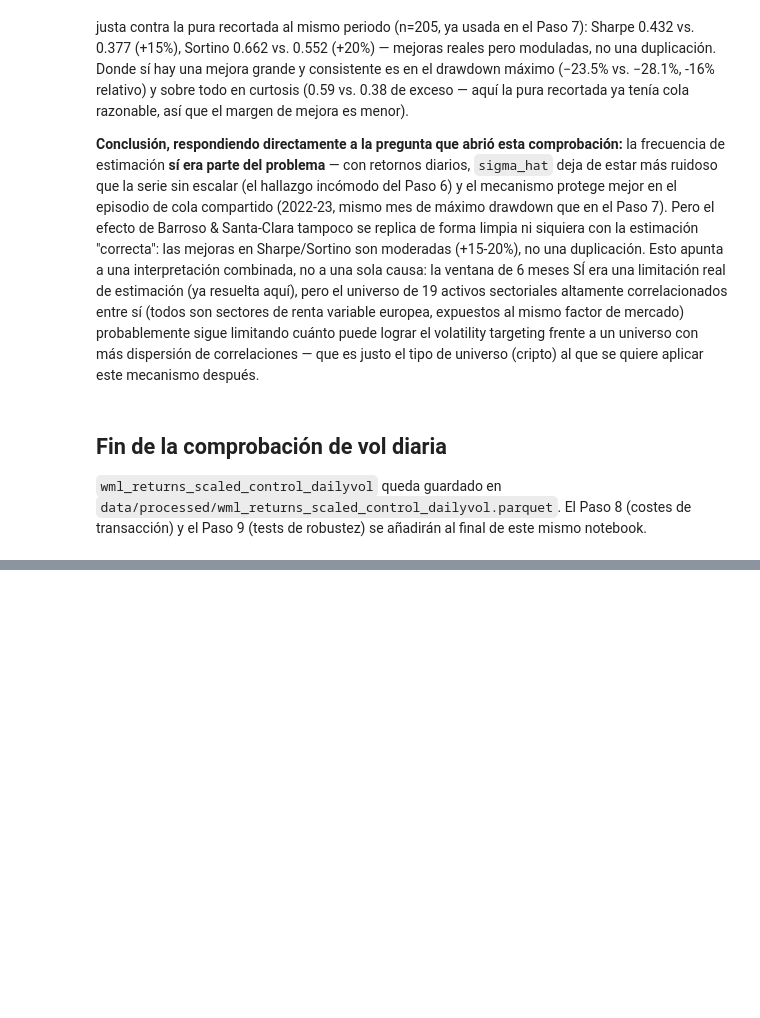
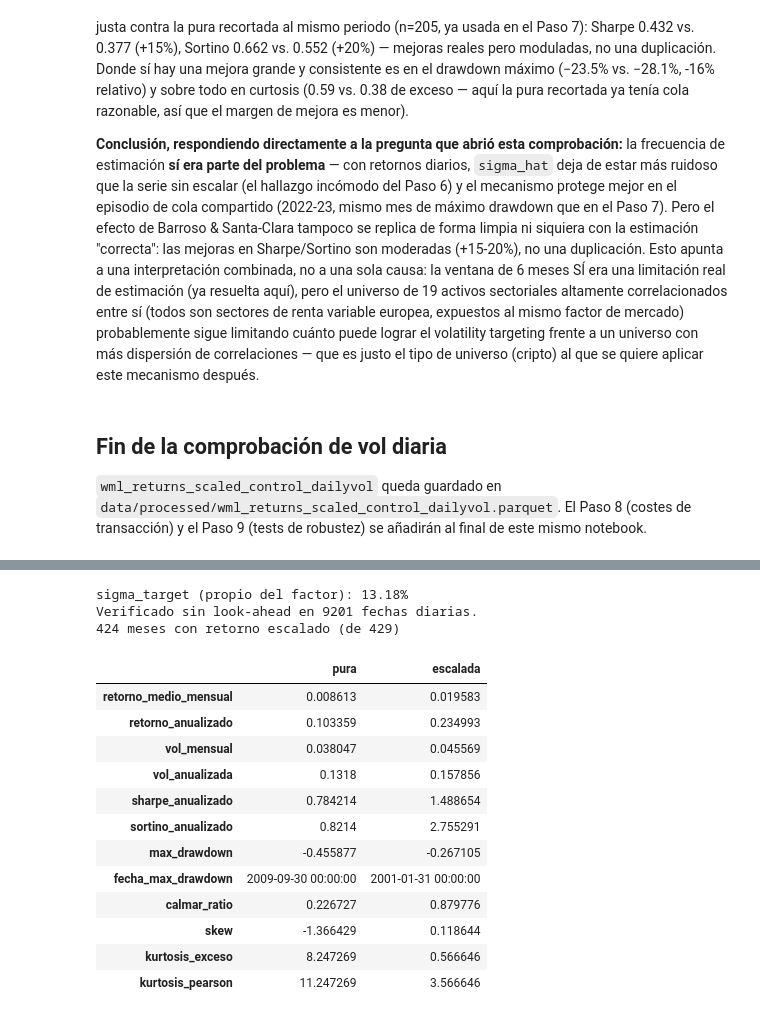
Before and after one commit to teresamattil/Finanzas-cuantitativas, a Jupyter notebook: TFM/control_benchmark/01_universo_datos_control.ipynb, the cells around one changed output, grey strips where cells are left out. Saved outputs shown, nothing was run; the diff lists cells and outputs as text; code cells hidden in the pictures; blank space fills up the shorter version.

```diff
--- a/TFM/control_benchmark/01_universo_datos_control.ipynb
+++ b/TFM/control_benchmark/01_universo_datos_control.ipynb
@@ -1473,0 +2071,10 @@ transacción) y el Paso 9 (tests de robustez) se añadirán al final de este mis
+# %%
+europe_mom_monthly = ext.download_europe_momentum_factor("monthly")
+europe_mom_daily = ext.download_europe_momentum_factor("daily")
+
+europe_mom_monthly.to_frame().to_parquet(BASE_DIR / "data" / "external" / "europe_mom_monthly.parquet")
+europe_mom_daily.to_frame().to_parquet(BASE_DIR / "data" / "external" / "europe_mom_daily.parquet")
+
+print(f"Mensual: {europe_mom_monthly.index.min().date()} a {europe_mom_monthly.index.max().date()} (n={len(europe_mom_monthly)}, {europe_mom_monthly.isna().sum()} NaN)")
+print(f"Diario:  {europe_mom_daily.index.min().date()} a {europe_mom_daily.index.max().date()} (n={len(europe_mom_daily)}, {europe_mom_daily.isna().sum()} NaN)")
+print(f"Ejemplo (últimos 3 meses, ya en decimal): {europe_mom_monthly.tail(3).round(4).to_dict()}")
@@ -1473,0 +2090,4 @@ transacción) y el Paso 9 (tests de robustez) se añadirán al final de este mis
+# %%
+cumulative_fr_pura = bt.cumulative_growth(europe_mom_monthly, base=100.0)
+metricas_fr_pura = met.summary(europe_mom_monthly, cumulative_fr_pura)
+metricas_fr_pura
@@ -1473,0 +2118,38 @@ transacción) y el Paso 9 (tests de robustez) se añadirán al final de este mis
+# %%
+sigma_target_fr = met.annualized_vol(europe_mom_monthly)
+
+sigma_hat_fr_diario_bruto = vs.rolling_realized_vol_daily(europe_mom_daily, window=126)
+n_verificados_fr = vs.assert_no_lookahead(
+    sigma_hat_fr_diario_bruto, europe_mom_daily, window=126, annualization_factor=np.sqrt(252)
+)
+sigma_hat_fr = vs.sample_at_month_end(sigma_hat_fr_diario_bruto, europe_mom_monthly.index)
+
+europe_mom_scaled = vs.scale_returns(europe_mom_monthly, sigma_hat_fr, sigma_target_fr)
+
+print(f"sigma_target (propio del factor): {sigma_target_fr:.2%}")
+print(f"Verificado sin look-ahead en {n_verificados_fr} fechas diarias.")
+print(f"{europe_mom_scaled.notna().sum()} meses con retorno escalado (de {len(europe_mom_scaled)})")
+# %% [output]
+sigma_target (propio del factor): 13.18%
+Verificado sin look-ahead en 9201 fechas diarias.
+424 meses con retorno escalado (de 429)
+# %%
+cumulative_fr_escalada = bt.cumulative_growth(europe_mom_scaled, base=100.0)
+metricas_fr_escalada = met.summary(europe_mom_scaled, cumulative_fr_escalada)
+
+comparativa_fr = pd.DataFrame({"pura": metricas_fr_pura, "escalada": metricas_fr_escalada})
+comparativa_fr
+# %% [output]
+|  | pura | escalada |
+| retorno_medio_mensual | 0.008613 | 0.019583 |
+| retorno_anualizado | 0.103359 | 0.234993 |
+| vol_mensual | 0.038047 | 0.045569 |
+| vol_anualizada | 0.1318 | 0.157856 |
+| sharpe_anualizado | 0.784214 | 1.488654 |
+| sortino_anualizado | 0.8214 | 2.755291 |
+| max_drawdown | -0.455877 | -0.267105 |
+| fecha_max_drawdown | 2009-09-30 00:00:00 | 2001-01-31 00:00:00 |
+| calmar_ratio | 0.226727 | 0.879776 |
+| skew | -1.366429 | 0.118644 |
+| kurtosis_exceso | 8.247269 | 0.566646 |
+| kurtosis_pearson | 11.247269 | 3.566646 |
```
Also changed, not shown: parts of 52 cells of this notebook, 30 other files.
